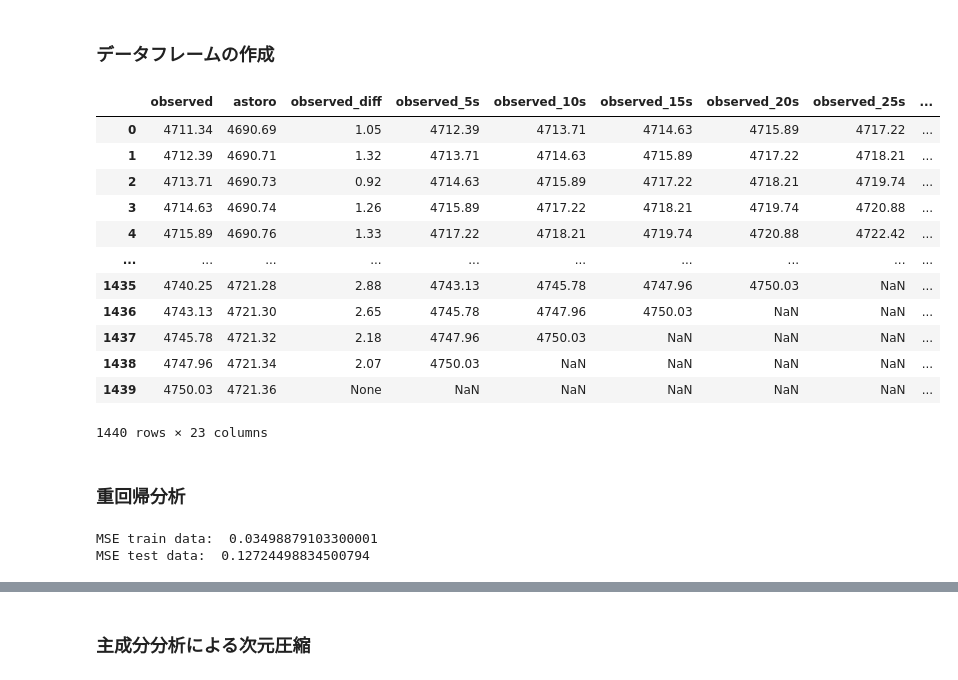
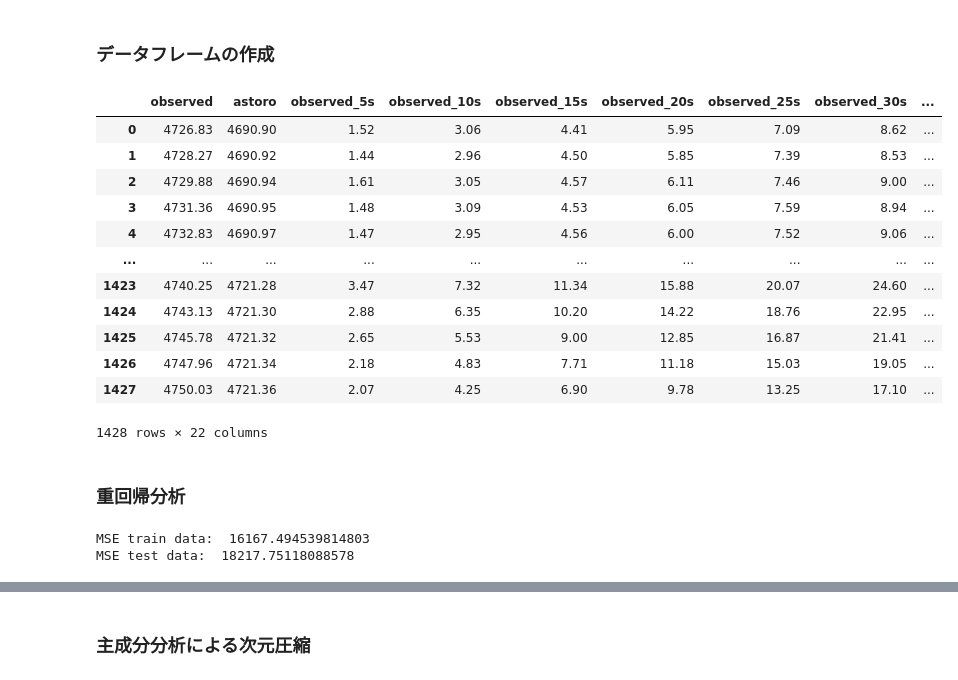
Before and after one commit to tottocoslowlifer/data_analysis, a Jupyter notebook: notebook/test.ipynb, the cells around one changed output, grey strips where cells are left out. Saved outputs shown, nothing was run; the diff lists cells and outputs as text; code cells hidden in the pictures.

```diff
--- a/notebook/test.ipynb
+++ b/notebook/test.ipynb
@@ -202,49 +201,50 @@ for file in df_list:
 # %%
 # メインデータフレームの作成
 main_df = cut_test_df
-main_df = main_df.drop(["index", "deviation"], axis=1)
+main_df = main_df.drop(["index", "deviation", "datetime"], axis=1)
 
-# 差分データと過去1分間の水位データを結合
-main_df["observed_diff"] = None
-for i in range(len(main_df)-1):
-    main_df.loc[i, "observed_diff"] = main_df.loc[i+1, "observed"] - main_df.loc[i, "observed"]
-
+# 過去の水位データの連結
 main_df_times = [f"observed_{5*i}s" for i in range(1, 13)]
 for i in range(len(main_df_times)):
-    main_df[main_df_times[i]] = main_df["observed"].shift(-i-1)
+    main_df[main_df_times[i]] = main_df["observed"].shift(i+1)
+    main_df[main_df_times[i]] = main_df["observed"] - main_df[main_df_times[i]]
 # %%
-# 801Gより先に津波が到達した地点の,5秒前の水位データを結合
+# 801Gより先に津波が到達する地点の水位データを結合
 cmp_filenames = ["2011TET318T.csv", "2011TET317T.csv",
                  "2011TET315T.csv", "2011TET319T.csv",
                  "2011TET802G.csv", "2011TET804G.csv",
                  "2011TET803G.csv", "2011TET806G.csv"]
 
 pre_list = []
 pre_columns = []
+
 for filename in cmp_filenames:
-    pre_df = pd.read_csv(filename_path+file, index_col=0)
-    pre_list.append(pre_df["observed"].shift(1))
+    pre_df = pd.read_csv(filename_path+"cut_"+filename, index_col=0)
+    pre_list.append(pre_df["observed"])
     pre_columns.append(f"observed+{filename[7:11]}")
 
 for i in range(len(pre_columns)):
     main_df[pre_columns[i]] = pre_list[i]
 
-main_df = main_df.drop("datetime", axis=1)
+# 欠損値を含むデータの削除
+main_df = main_df.copy().dropna()
+main_df = main_df.reset_index().drop("index", axis=1)
+
 main_df
 # %% [output]
-|  | observed | astoro | observed_diff | observed_5s | observed_10s | observed_15s | observed_20s | observed_25s | ... |
-| 0 | 4711.34 | 4690.69 | 1.05 | 4712.39 | 4713.71 | 4714.63 | 4715.89 | 4717.22 | ... |
-| 1 | 4712.39 | 4690.71 | 1.32 | 4713.71 | 4714.63 | 4715.89 | 4717.22 | 4718.21 | ... |
-| 2 | 4713.71 | 4690.73 | 0.92 | 4714.63 | 4715.89 | 4717.22 | 4718.21 | 4719.74 | ... |
-| 3 | 4714.63 | 4690.74 | 1.26 | 4715.89 | 4717.22 | 4718.21 | 4719.74 | 4720.88 | ... |
-| 4 | 4715.89 | 4690.76 | 1.33 | 4717.22 | 4718.21 | 4719.74 | 4720.88 | 4722.42 | ... |
+|  | observed | astoro | observed_5s | observed_10s | observed_15s | observed_20s | observed_25s | observed_30s | ... |
+| 0 | 4726.83 | 4690.90 | 1.52 | 3.06 | 4.41 | 5.95 | 7.09 | 8.62 | ... |
+| 1 | 4728.27 | 4690.92 | 1.44 | 2.96 | 4.50 | 5.85 | 7.39 | 8.53 | ... |
+| 2 | 4729.88 | 4690.94 | 1.61 | 3.05 | 4.57 | 6.11 | 7.46 | 9.00 | ... |
+| 3 | 4731.36 | 4690.95 | 1.48 | 3.09 | 4.53 | 6.05 | 7.59 | 8.94 | ... |
+| 4 | 4732.83 | 4690.97 | 1.47 | 2.95 | 4.56 | 6.00 | 7.52 | 9.06 | ... |
 | ... | ... | ... | ... | ... | ... | ... | ... | ... | ... |
-| 1435 | 4740.25 | 4721.28 | 2.88 | 4743.13 | 4745.78 | 4747.96 | 4750.03 | NaN | ... |
-| 1436 | 4743.13 | 4721.30 | 2.65 | 4745.78 | 4747.96 | 4750.03 | NaN | NaN | ... |
-| 1437 | 4745.78 | 4721.32 | 2.18 | 4747.96 | 4750.03 | NaN | NaN | NaN | ... |
-| 1438 | 4747.96 | 4721.34 | 2.07 | 4750.03 | NaN | NaN | NaN | NaN | ... |
-| 1439 | 4750.03 | 4721.36 | None | NaN | NaN | NaN | NaN | NaN | ... |
+| 1423 | 4740.25 | 4721.28 | 3.47 | 7.32 | 11.34 | 15.88 | 20.07 | 24.60 | ... |
+| 1424 | 4743.13 | 4721.30 | 2.88 | 6.35 | 10.20 | 14.22 | 18.76 | 22.95 | ... |
+| 1425 | 4745.78 | 4721.32 | 2.65 | 5.53 | 9.00 | 12.85 | 16.87 | 21.41 | ... |
+| 1426 | 4747.96 | 4721.34 | 2.18 | 4.83 | 7.71 | 11.18 | 15.03 | 19.05 | ... |
+| 1427 | 4750.03 | 4721.36 | 2.07 | 4.25 | 6.90 | 9.78 | 13.25 | 17.10 | ... |
-1440 rows × 23 columns
+1428 rows × 22 columns
 # %% [markdown]
 ### 重回帰分析
 # %%
@@ -273,21 +273,14 @@ def train_predict(X, y, split_rate):
     }
 
     return regressor, out
-# %%
-# 説明変数データに欠損値を含むものを削除
-drop_list = ["observed_diff"]
-drop_list += [f"observed_{5*i}s" for i in range(1, 13)]
-drop_list += [f"observed+{filename[7:11]}" for filename in cmp_filenames]
-main_df = main_df.dropna(subset=drop_list)
-
-# 重回帰分析を実行
-drop_list.remove("observed_diff")
-X = main_df[drop_list+["astoro"]]
-y = main_df["observed_diff"]
-regressor, out = train_predict(X, y, 0.30)
-# %% [output]
-MSE train data:  0.03498879103300001
-MSE test data:  0.12724498834500794
+# %%
+# 重回帰分析を実行
+X = main_df.drop("observed", axis=1)
+y = main_df["observed"]
+regressor, out = train_predict(X, y, 0.30)
+# %% [output]
+MSE train data:  16167.494539814803
+MSE test data:  18217.75118088578
 # %%
 # 決定係数の算出
 print("r^2 train data: ", r2_score(out["y_train"], out["y_train_pred"]))
```
Also changed, not shown: parts of 22 cells of this notebook, 1 other file.
